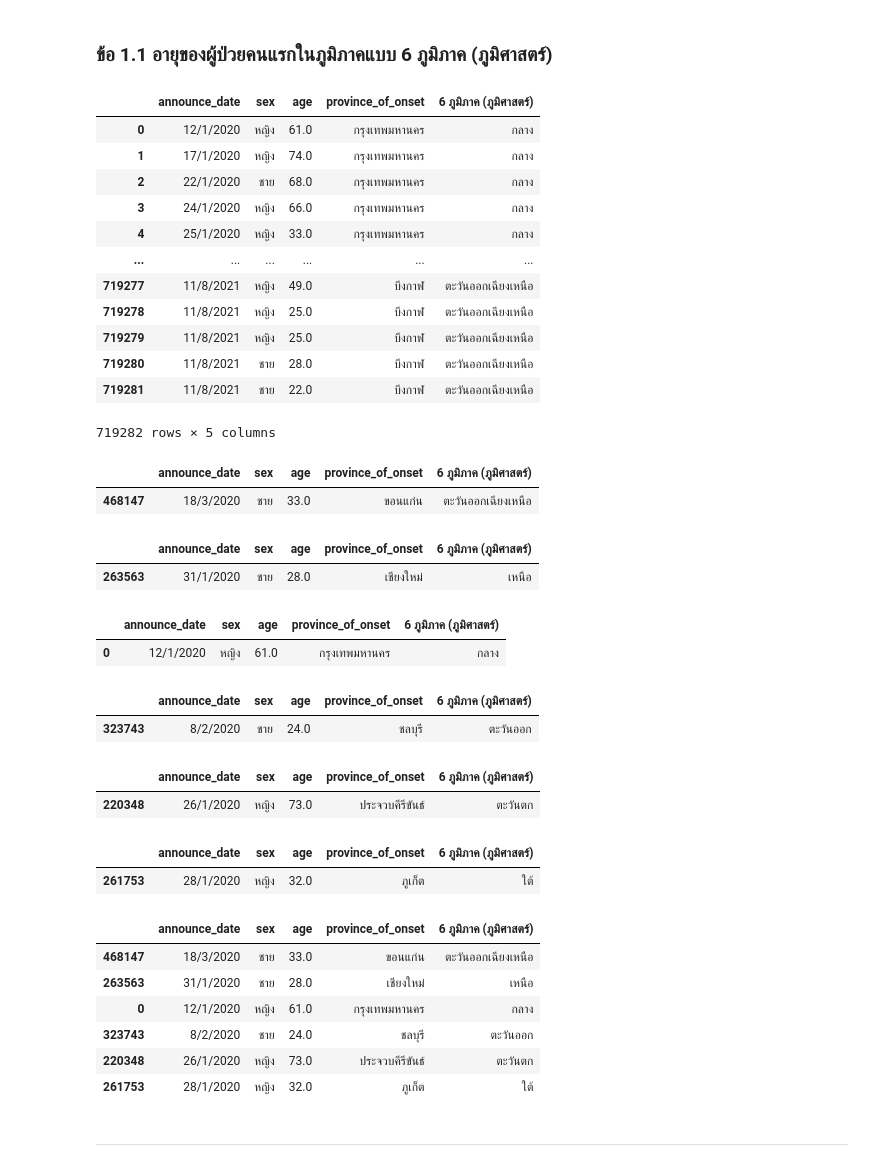
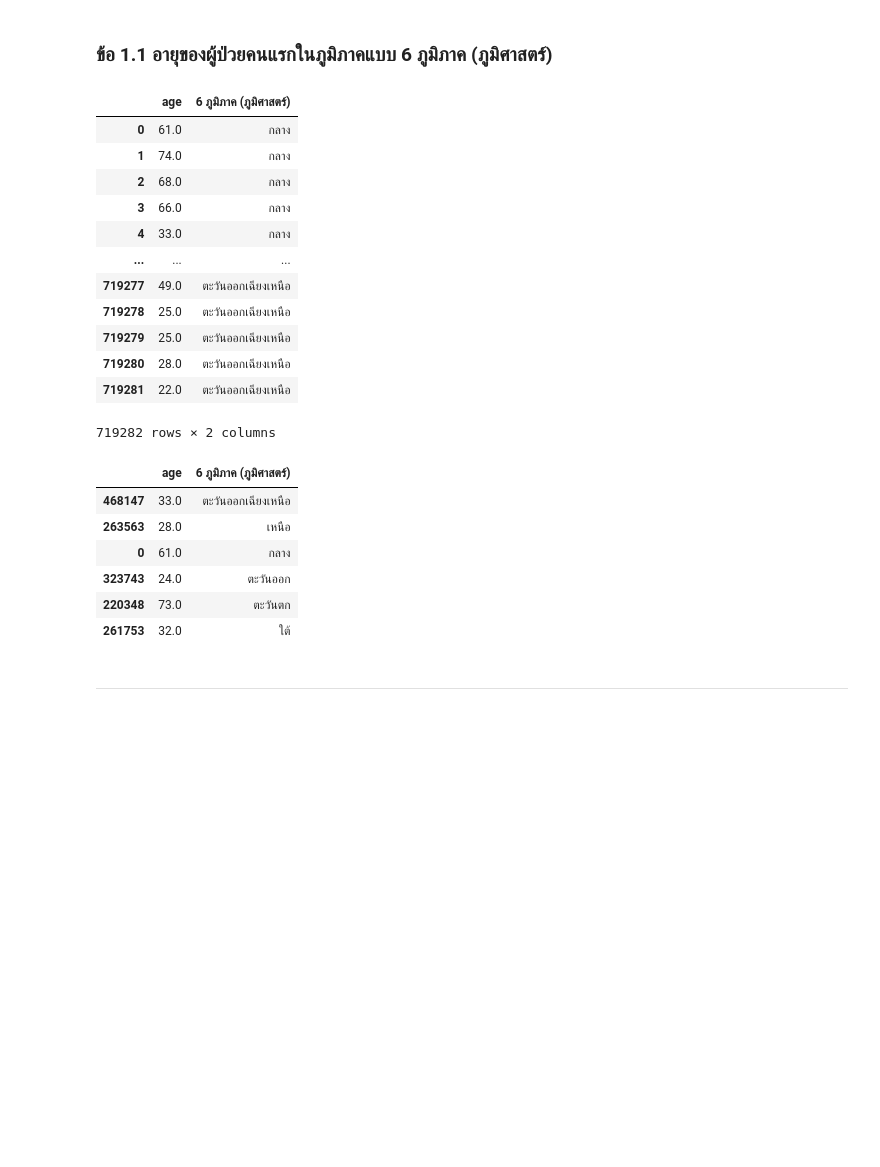
Before and after one commit to sitthatkaja/data_viz_2022, a Jupyter notebook: BasicPython&DataViz_midterm2022.ipynb, the cells around one changed output. Saved outputs shown, nothing was run; the diff lists cells and outputs as text; code cells hidden in the pictures; blank space fills up the shorter version.

```diff
--- a/BasicPython&DataViz_midterm2022.ipynb
+++ b/BasicPython&DataViz_midterm2022.ipynb
@@ -175,69 +210,45 @@ dtype: bool
 # %% [markdown]
 ### ข้อ 1.1  อายุของผู้ป่วยคนแรกในภูมิภาคแบบ 6 ภูมิภาค (ภูมิศาสตร์)
 # %%
-G1 = covid_data_on[['announce_date','sex','age','province_of_onset','6 ภูมิภาค (ภูมิศาสตร์)']]
+G1 = covid_data_on[['age','6 ภูมิภาค (ภูมิศาสตร์)']]
 G1
 # %% [output]
-|  | announce_date | sex | age | province_of_onset | 6 ภูมิภาค (ภูมิศาสตร์) |
-| 0 | 12/1/2020 | หญิง | 61.0 | กรุงเทพมหานคร | กลาง |
-| 1 | 17/1/2020 | หญิง | 74.0 | กรุงเทพมหานคร | กลาง |
-| 2 | 22/1/2020 | ชาย | 68.0 | กรุงเทพมหานคร | กลาง |
-| 3 | 24/1/2020 | หญิง | 66.0 | กรุงเทพมหานคร | กลาง |
-| 4 | 25/1/2020 | หญิง | 33.0 | กรุงเทพมหานคร | กลาง |
-| ... | ... | ... | ... | ... | ... |
-| 719277 | 11/8/2021 | หญิง | 49.0 | บึงกาฬ | ตะวันออกเฉียงเหนือ |
-| 719278 | 11/8/2021 | หญิง | 25.0 | บึงกาฬ | ตะวันออกเฉียงเหนือ |
-| 719279 | 11/8/2021 | หญิง | 25.0 | บึงกาฬ | ตะวันออกเฉียงเหนือ |
-| 719280 | 11/8/2021 | ชาย | 28.0 | บึงกาฬ | ตะวันออกเฉียงเหนือ |
-| 719281 | 11/8/2021 | ชาย | 22.0 | บึงกาฬ | ตะวันออกเฉียงเหนือ |
+|  | age | 6 ภูมิภาค (ภูมิศาสตร์) |
+| 0 | 61.0 | กลาง |
+| 1 | 74.0 | กลาง |
+| 2 | 68.0 | กลาง |
+| 3 | 66.0 | กลาง |
+| 4 | 33.0 | กลาง |
+| ... | ... | ... |
+| 719277 | 49.0 | ตะวันออกเฉียงเหนือ |
+| 719278 | 25.0 | ตะวันออกเฉียงเหนือ |
+| 719279 | 25.0 | ตะวันออกเฉียงเหนือ |
+| 719280 | 28.0 | ตะวันออกเฉียงเหนือ |
+| 719281 | 22.0 | ตะวันออกเฉียงเหนือ |
-719282 rows × 5 columns
+719282 rows × 2 columns
 # %%
 G1_NE = G1[G1['6 ภูมิภาค (ภูมิศาสตร์)']=='ตะวันออกเฉียงเหนือ']
-G1_NE.head(1)
-# %% [output]
-|  | announce_date | sex | age | province_of_onset | 6 ภูมิภาค (ภูมิศาสตร์) |
-| 468147 | 18/3/2020 | ชาย | 33.0 | ขอนแก่น | ตะวันออกเฉียงเหนือ |
 # %%
 G1_N = G1[G1['6 ภูมิภาค (ภูมิศาสตร์)']=='เหนือ']
-G1_N.head(1)
-# %% [output]
-|  | announce_date | sex | age | province_of_onset | 6 ภูมิภาค (ภูมิศาสตร์) |
-| 263563 | 31/1/2020 | ชาย | 28.0 | เชียงใหม่ | เหนือ |
 # %%
 G1_M = G1[G1['6 ภูมิภาค (ภูมิศาสตร์)']=='กลาง']
-G1_M.head(1)
-# %% [output]
-|  | announce_date | sex | age | province_of_onset | 6 ภูมิภาค (ภูมิศาสตร์) |
-| 0 | 12/1/2020 | หญิง | 61.0 | กรุงเทพมหานคร | กลาง |
 # %%
 G1_E = G1[G1['6 ภูมิภาค (ภูมิศาสตร์)']=='ตะวันออก']
-G1_E.head(1)
-# %% [output]
-|  | announce_date | sex | age | province_of_onset | 6 ภูมิภาค (ภูมิศาสตร์) |
-| 323743 | 8/2/2020 | ชาย | 24.0 | ชลบุรี | ตะวันออก |
 # %%
 G1_W = G1[G1['6 ภูมิภาค (ภูมิศาสตร์)']=='ตะวันตก']
-G1_W.head(1)
-# %% [output]
-|  | announce_date | sex | age | province_of_onset | 6 ภูมิภาค (ภูมิศาสตร์) |
-| 220348 | 26/1/2020 | หญิง | 73.0 | ประจวบคีรีขันธ์ | ตะวันตก |
 # %%
 G1_S = G1[G1['6 ภูมิภาค (ภูมิศาสตร์)']=='ใต้']
-G1_S.head(1)
-# %% [output]
-|  | announce_date | sex | age | province_of_onset | 6 ภูมิภาค (ภูมิศาสตร์) |
-| 261753 | 28/1/2020 | หญิง | 32.0 | ภูเก็ต | ใต้ |
 # %%
 sum_G1 = pd.concat([G1_NE.head(1),G1_N.head(1),G1_M.head(1),G1_E.head(1),G1_W.head(1),G1_S.head(1)])
 sum_G1
 # %% [output]
-|  | announce_date | sex | age | province_of_onset | 6 ภูมิภาค (ภูมิศาสตร์) |
-| 468147 | 18/3/2020 | ชาย | 33.0 | ขอนแก่น | ตะวันออกเฉียงเหนือ |
-| 263563 | 31/1/2020 | ชาย | 28.0 | เชียงใหม่ | เหนือ |
-| 0 | 12/1/2020 | หญิง | 61.0 | กรุงเทพมหานคร | กลาง |
-| 323743 | 8/2/2020 | ชาย | 24.0 | ชลบุรี | ตะวันออก |
-| 220348 | 26/1/2020 | หญิง | 73.0 | ประจวบคีรีขันธ์ | ตะวันตก |
-| 261753 | 28/1/2020 | หญิง | 32.0 | ภูเก็ต | ใต้ |
+|  | age | 6 ภูมิภาค (ภูมิศาสตร์) |
+| 468147 | 33.0 | ตะวันออกเฉียงเหนือ |
+| 263563 | 28.0 | เหนือ |
+| 0 | 61.0 | กลาง |
+| 323743 | 24.0 | ตะวันออก |
+| 220348 | 73.0 | ตะวันตก |
+| 261753 | 32.0 | ใต้ |
 # %% [markdown]
 ---
 # %% [markdown]
```
Also changed, not shown: parts of 44 cells of this notebook.
